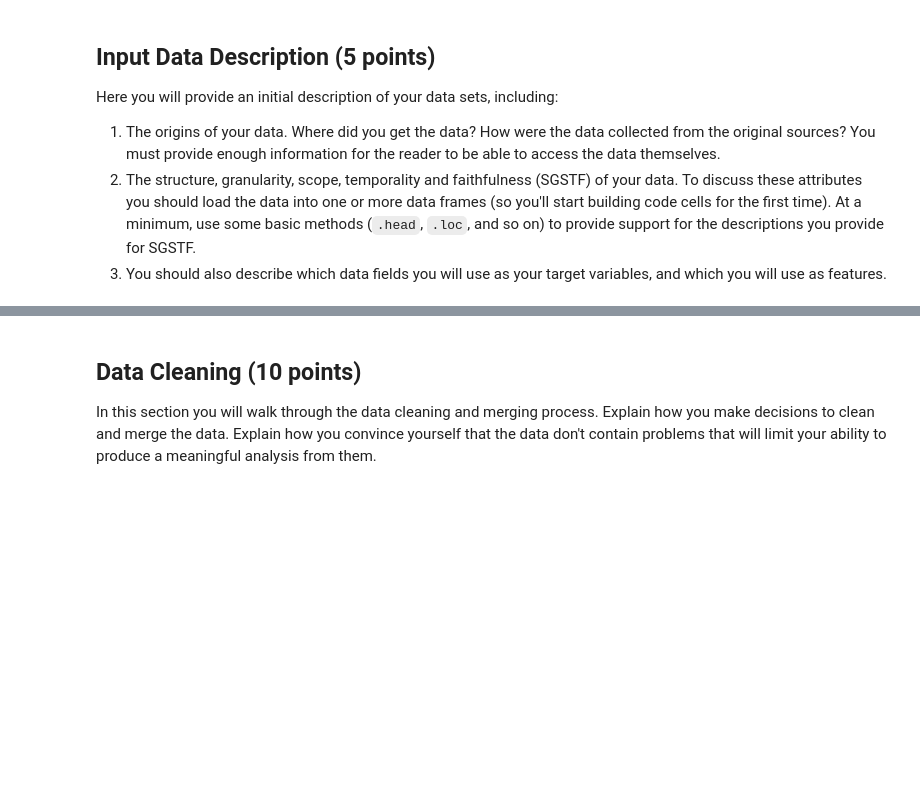
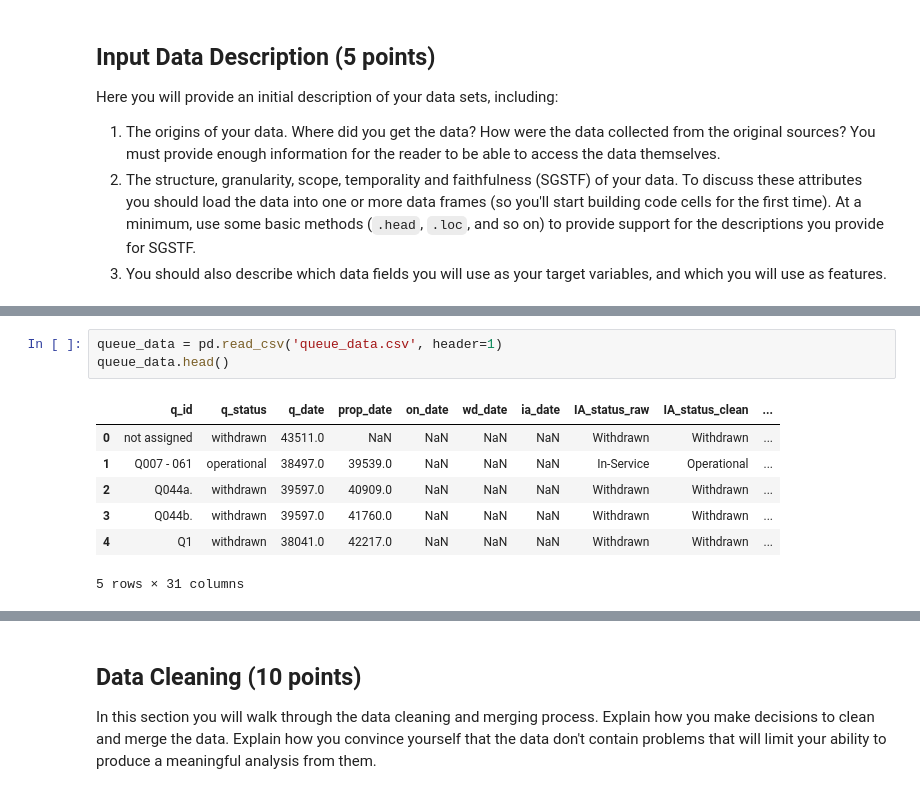
Before and after one commit to cloover7/interconnection-queue-predictions, a Jupyter notebook: FinalProjectTemplate_2025-3.ipynb, the cells around one changed output, grey strips where cells are left out. Saved outputs shown, nothing was run; the diff lists cells and outputs as text; blank space fills up the shorter version.

Commit message:
input data description

```diff
--- a/FinalProjectTemplate_2025-3.ipynb
+++ b/FinalProjectTemplate_2025-3.ipynb
@@ -102,0 +113,11 @@ Here you will provide an initial description of your data sets, including:
+# %%
+queue_data = pd.read_csv('queue_data.csv', header=1)
+queue_data.head()
+# %% [output]
+|  | q_id | q_status | q_date | prop_date | on_date | wd_date | ia_date | IA_status_raw | IA_status_clean | ... |
+| 0 | not assigned | withdrawn | 43511.0 | NaN | NaN | NaN | NaN | Withdrawn | Withdrawn | ... |
+| 1 | Q007 - 061 | operational | 38497.0 | 39539.0 | NaN | NaN | NaN | In-Service | Operational | ... |
+| 2 | Q044a. | withdrawn | 39597.0 | 40909.0 | NaN | NaN | NaN | Withdrawn | Withdrawn | ... |
+| 3 | Q044b. | withdrawn | 39597.0 | 41760.0 | NaN | NaN | NaN | Withdrawn | Withdrawn | ... |
+| 4 | Q1 | withdrawn | 38041.0 | 42217.0 | NaN | NaN | NaN | Withdrawn | Withdrawn | ... |
+5 rows × 31 columns
```
Also changed, not shown: parts of 14 cells of this notebook, 3 other files.
